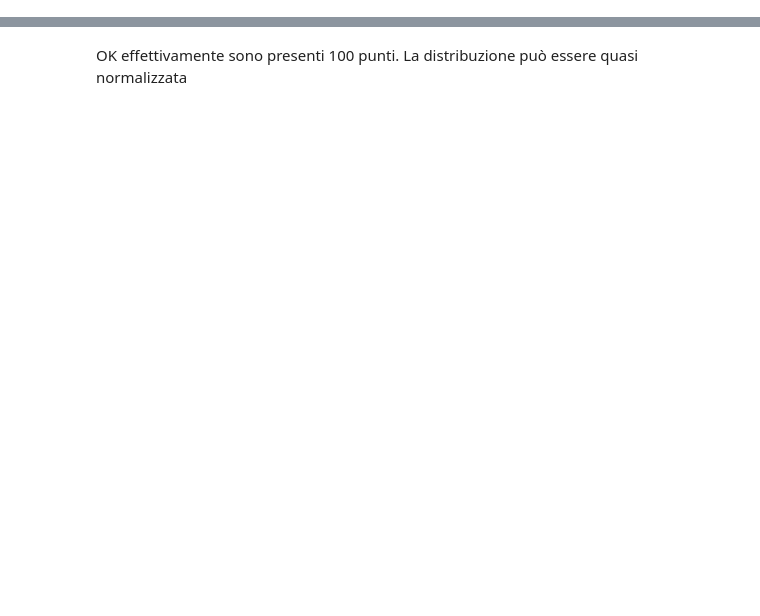
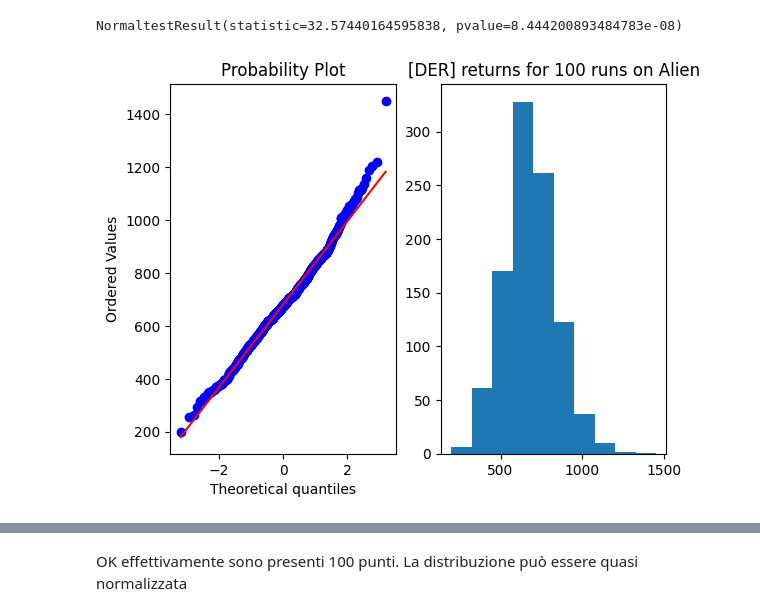
Before and after one commit to ecaromeo/stat_prec, a Jupyter notebook: normality.ipynb, the cells around one changed output, grey strips where cells are left out. Drawn from its saved outputs; the diff is of its cells as text; code cells hidden in the pictures; blank space fills up the shorter version.

```diff
--- a/normality.ipynb
+++ b/normality.ipynb
@@ -61,0 +72,17 @@ stats.probplot(np.log(curl_alien_ret), plot=fig)
+# %%
+with open(r'atari_100k\DER\Alien.json') as ff:
+    a100 = json.load(ff)
+der_alien_ret = [i['eval_average_return'] for i in a100]
+
+
+# plt.hist(np.log(der_alien_ret), bins=20)
+fig = plt.subplot(121)
+stats.probplot(der_alien_ret, plot=fig)
+plt.subplot(122)
+plt.hist(der_alien_ret)
+plt.title('[DER] returns for 100 runs on Alien')
+
+stats.normaltest((der_alien_ret))
+# %% [output]
+NormaltestResult(statistic=32.57440164595838, pvalue=8.444200893484783e-08)
+[figure, added]
```
Also changed, not shown: parts of 34 cells of this notebook.
